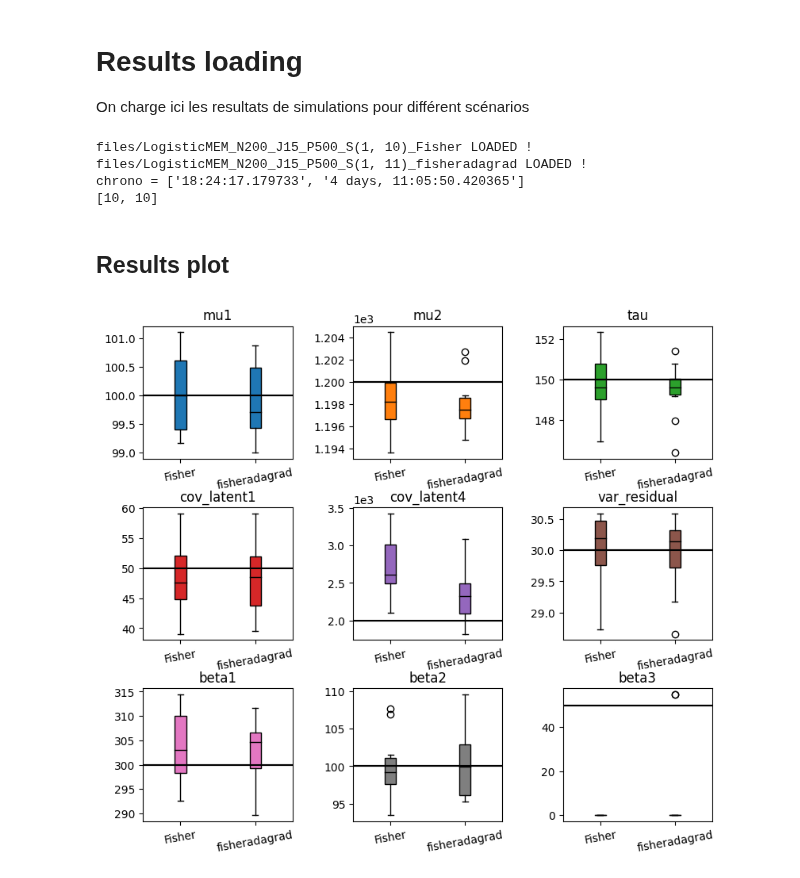
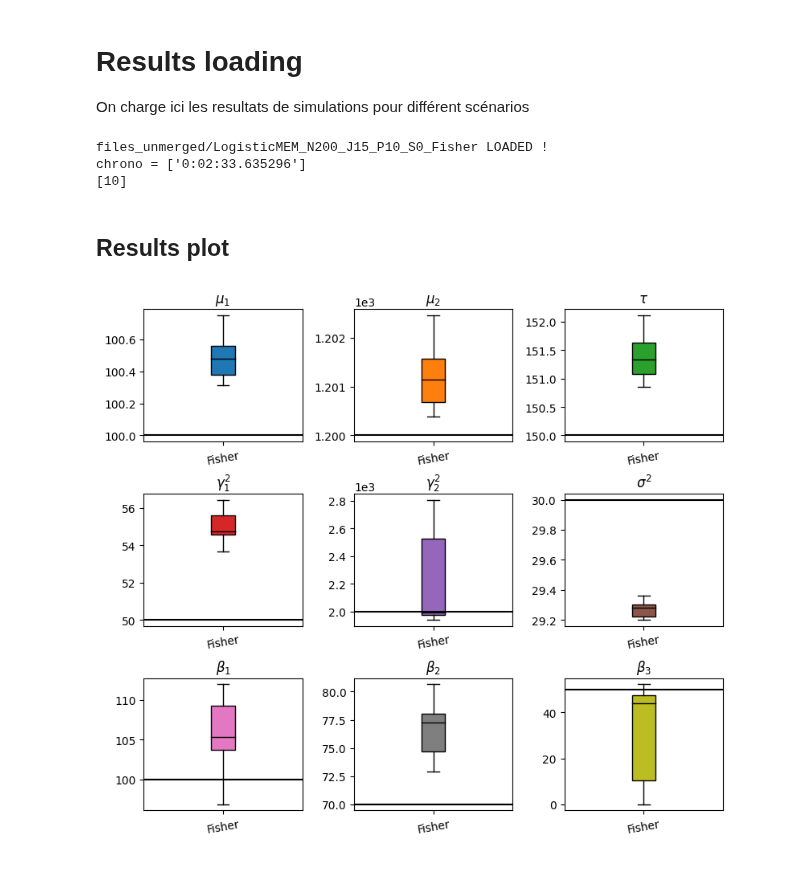
Before and after one commit to caillebotteAntoine/sdg4varselect, a Jupyter notebook: results/simulation_study/precond_test/preconditionner_study.ipynb, the cells around one changed output. Drawn from its saved outputs; the diff is of its cells as text; code cells hidden in the pictures.

```diff
--- a/results/simulation_study/precond_test/preconditionner_study.ipynb
+++ b/results/simulation_study/precond_test/preconditionner_study.ipynb
@@ -124,9 +125,7 @@ p_star = myModel.new_params(
     cov_latent=jnp.diag(jnp.array([50, 2000])),
     tau=150,
     var_residual=30,
-    beta=jnp.concatenate(
-        [jnp.array([300, 100, 50]), jnp.zeros(shape=(myModel.P - 3,))]
-    ),
+    beta=jnp.concatenate([jnp.array([100, 70, 50]), jnp.zeros(shape=(myModel.P - 3,))]),
 )
 # %% [output]
 An NVIDIA GPU may be present on this machine, but a CUDA-enabled jaxlib is not installed. Falling back to cpu.
@@ -136,7 +135,7 @@ An NVIDIA GPU may be present on this machine, but a CUDA-enabled jaxlib is not i
 On charge ici les resultats de simulations pour différent scénarios
 # %%
 import pandas as pd
-from sdg4varselect.outputs import TestResults
+from sdg4varselect.outputs import TestResults, MultiRunRes
 
 m = HDLogisticMixedEffectsModel
 config = [
@@ -147,13 +146,20 @@ config = [
     # {"name": "adagrad2", "seed_name": "S(1, 10)"},
     {"name": "fisheradagrad", "seed_name": "S(1, 11)"},
 ]
+config = [
+    {"name": "Fisher", "seed_name": "S0"},
+]
 
 results = TestResults(
     [
-        TestResults.load(
-            m(N=200, J=15, P=500),
-            "files",
-            filename_add_on=f"{c['seed_name']}_{c['name']}",
+        MultiRunRes(
+            [
+                TestResults.load(
+                    m(N=200, J=15, P=10),
+                    "files_unmerged",
+                    filename_add_on=f"{c['seed_name']}_{c['name']}",
+                )
+            ]
         )
         for c in config
     ],
@@ -168,30 +174,43 @@ print(f"chrono = {[str(t.chrono) for t in results]}")
 print([len(t) for t in results])
 scenarios_labels = [c["name"] for c in config]
 # %% [output]
-files/LogisticMEM_N200_J15_P500_S(1, 10)_Fisher LOADED !
-files/LogisticMEM_N200_J15_P500_S(1, 11)_fisheradagrad LOADED !
-chrono = ['18:24:17.179733', '4 days, 11:05:50.420365']
-[10, 10]
+files_unmerged/LogisticMEM_N200_J15_P10_S0_Fisher LOADED !
+chrono = ['0:02:33.635296']
+[10]
 # %% [markdown]
 ## Results plot
 # %%
 id_to_plot = jnp.array([1, 2, 3, 4, 7, 8, 9, 10, 11]) - 1
 scenarios_labels = [x[7:] for x in results.get_scenarios_labels("name")]
+
+params_names = np.array(
+    [
+        "$\\mu_1$",
+        "$\\mu_2$",
+        "$\\tau$",
+        "$\\gamma_1^2$",
+        "$\\gamma_2^2$",
+        "$\sigma^2$",
+        "$\\beta_1$",
+        "$\\beta_2$",
+        "$\\beta_3$",
+    ]
+)
 
 x = results.last_theta[:, :, -1, id_to_plot]
 fig = sdgplt.boxplot_estimation(
     x=x.T,
     hline=myModel.hstack_params(p_star)[id_to_plot],
     xlabels=scenarios_labels,
-    title=myModel.params_names[id_to_plot],
+    title=params_names,  # myModel.params_names[id_to_plot],
     nrows=3,
     ncols=3,
     fig=sdgplt.figure(height=7, width=8),
 )
 fig.tight_layout()
 for ax in fig.axes:
     ax.tick_params(axis="x", labelrotation=10)
 # %% [output]
-[figure, old version]
+[figure, new version]
 # %%
 fig = sdgplt.figure(10, 5 * len(results))
```
Also changed, not shown: parts of 3 cells of this notebook, 2 other files.
